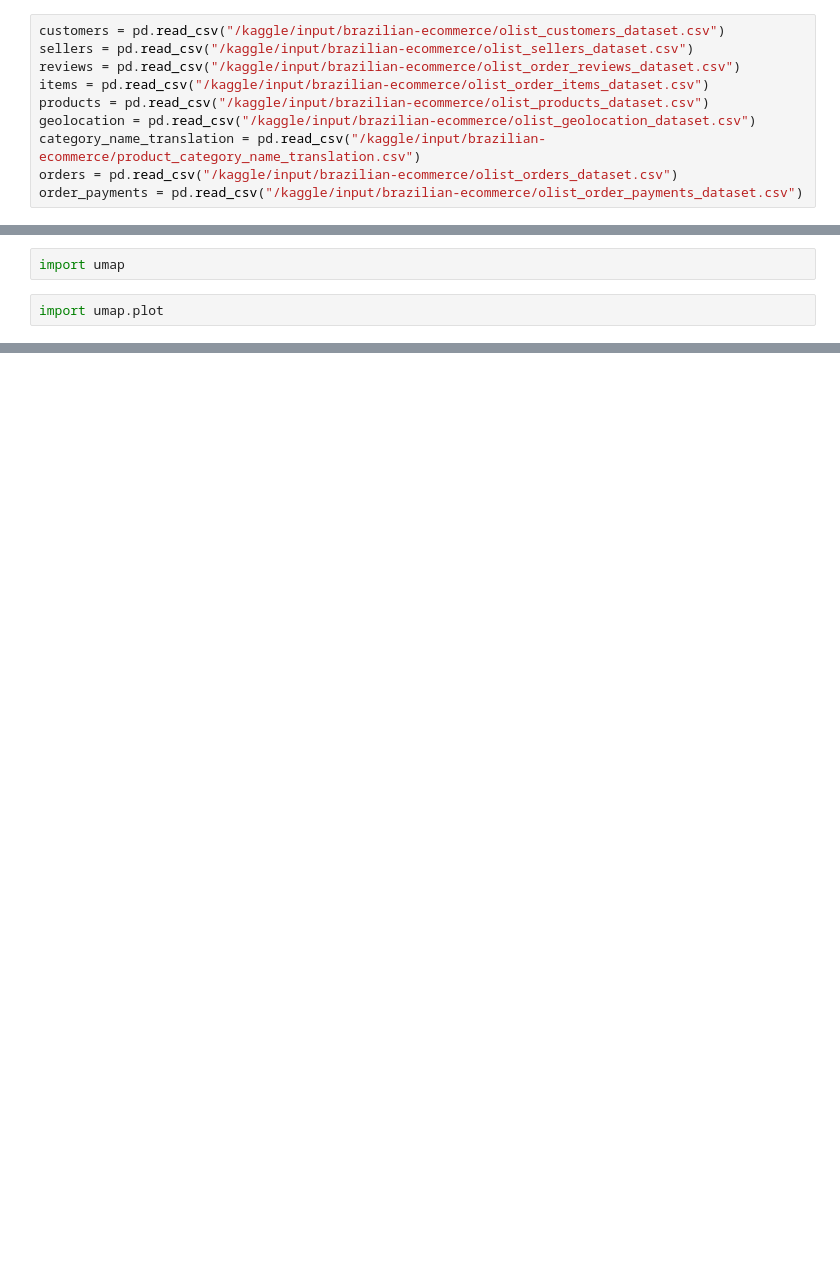
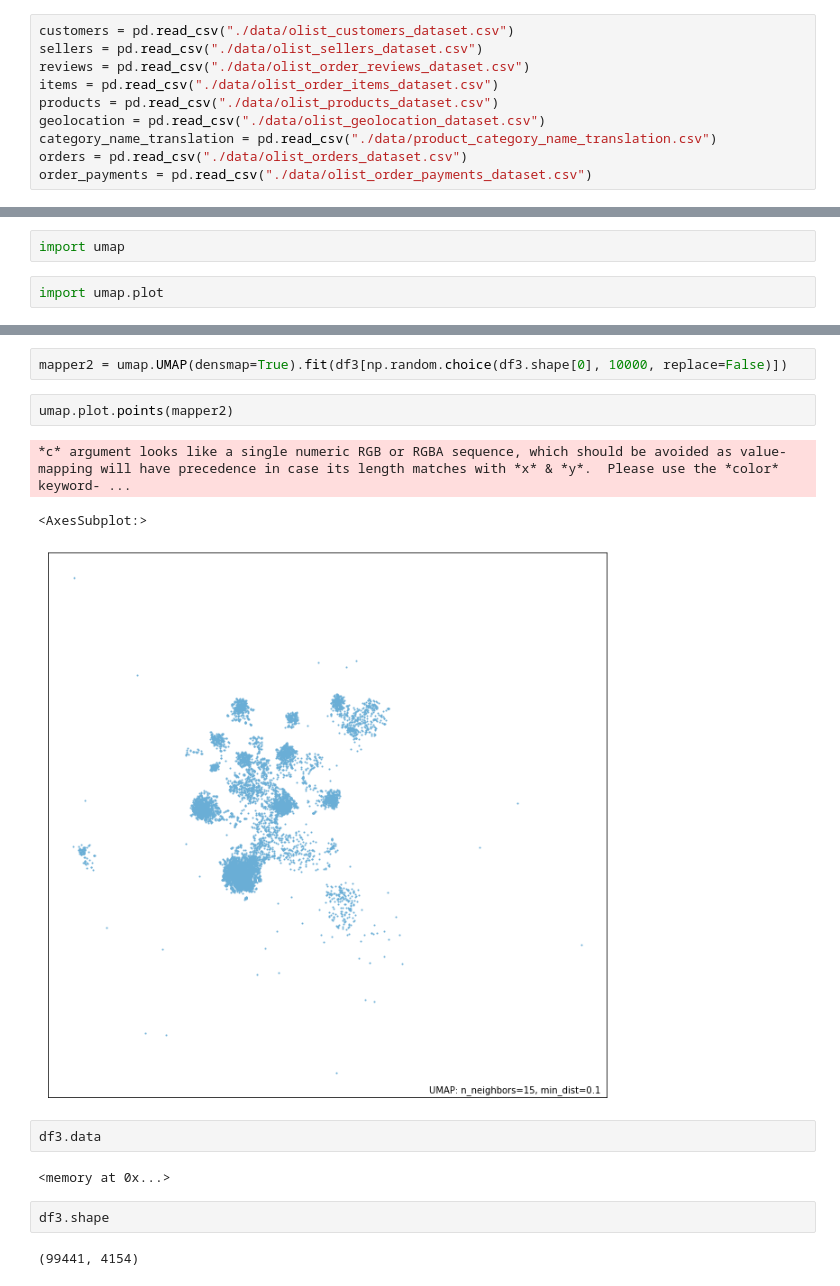
Before and after one commit to finloop/data-science-notebooks, a Jupyter notebook: e_commerce/e-commerce-anomaly-detection.ipynb, the cells around one changed output, grey strips where cells are left out. Cells and saved outputs as stored; diff of their text form; blank space fills up the shorter version.

```diff
--- a/e_commerce/e-commerce-anomaly-detection.ipynb
+++ b/e_commerce/e-commerce-anomaly-detection.ipynb
@@ -19,13 +29,13 @@ for dirname, _, filenames in os.walk('/kaggle/input'):
 # %%
-customers = pd.read_csv("/kaggle/input/brazilian-ecommerce/olist_customers_dataset.csv")
-sellers = pd.read_csv("/kaggle/input/brazilian-ecommerce/olist_sellers_dataset.csv")
-reviews = pd.read_csv("/kaggle/input/brazilian-ecommerce/olist_order_reviews_dataset.csv")
-items = pd.read_csv("/kaggle/input/brazilian-ecommerce/olist_order_items_dataset.csv")
-products = pd.read_csv("/kaggle/input/brazilian-ecommerce/olist_products_dataset.csv")
-geolocation = pd.read_csv("/kaggle/input/brazilian-ecommerce/olist_geolocation_dataset.csv")
-category_name_translation = pd.read_csv("/kaggle/input/brazilian-ecommerce/product_category_name_translation.csv")
-orders = pd.read_csv("/kaggle/input/brazilian-ecommerce/olist_orders_dataset.csv")
-order_payments = pd.read_csv("/kaggle/input/brazilian-ecommerce/olist_order_payments_dataset.csv")
+customers = pd.read_csv("./data/olist_customers_dataset.csv")
+sellers = pd.read_csv("./data/olist_sellers_dataset.csv")
+reviews = pd.read_csv("./data/olist_order_reviews_dataset.csv")
+items = pd.read_csv("./data/olist_order_items_dataset.csv")
+products = pd.read_csv("./data/olist_products_dataset.csv")
+geolocation = pd.read_csv("./data/olist_geolocation_dataset.csv")
+category_name_translation = pd.read_csv("./data/product_category_name_translation.csv")
+orders = pd.read_csv("./data/olist_orders_dataset.csv")
+order_payments = pd.read_csv("./data/olist_order_payments_dataset.csv")
 # %%
 datasets = [customers, sellers, reviews, items, products, geolocation, category_name_translation, orders, order_payments]
 # %%
@@ -109,0 +191,16 @@ umap.plot.points(mapper)
+# %%
+mapper2 = umap.UMAP(densmap=True).fit(df3[np.random.choice(df3.shape[0], 10000, replace=False)])
+# %%
+umap.plot.points(mapper2)
+# %% [output]
+*c* argument looks like a single numeric RGB or RGBA sequence, which should be avoided as value-mapping will have precedence in case its length matches with *x* & *y*.  Please use the *color* keyword- ...
+<AxesSubplot:>
+[figure, added]
+# %%
+df3.data
+# %% [output]
+<memory at 0x...>
+# %%
+df3.shape
+# %% [output]
+(99441, 4154)
```
Also changed, not shown: parts of 14 cells of this notebook, 2 other files.
